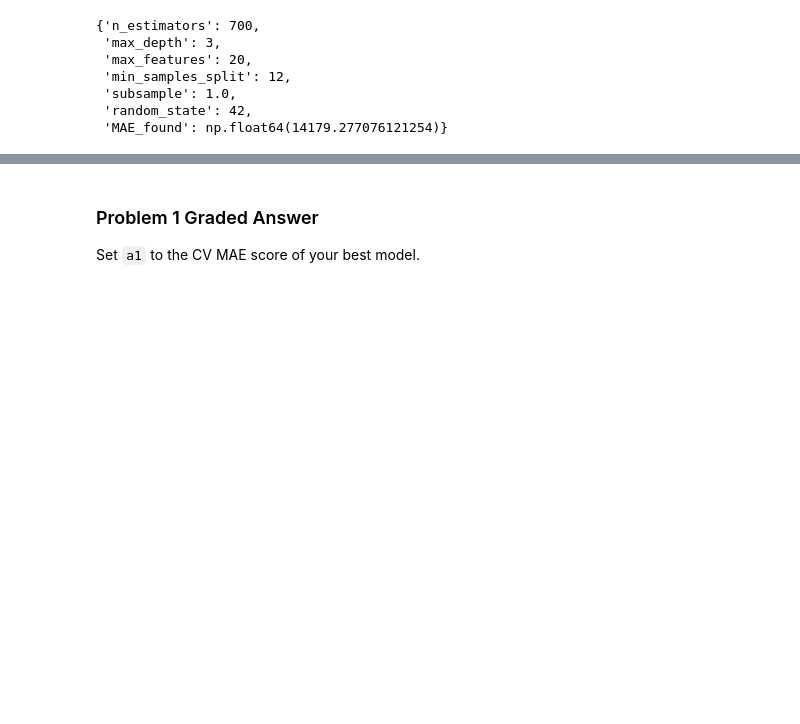
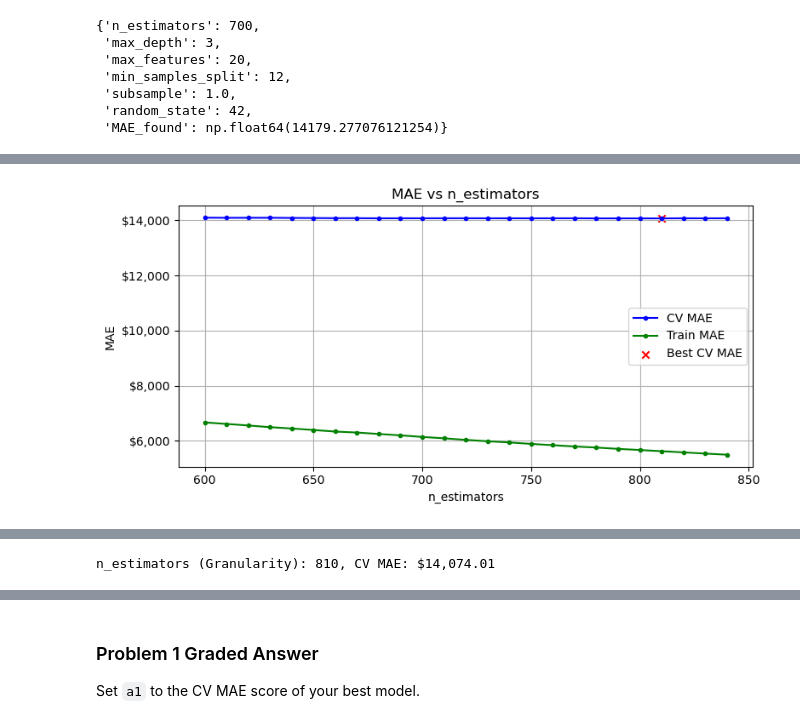
Before and after one commit to keshleem/dx603-homework7, a Jupyter notebook: Homework_07.ipynb, the cells around one changed output, grey strips where cells are left out. Saved outputs shown, nothing was run; the diff lists cells and outputs as text; code cells hidden in the pictures; blank space fills up the shorter version.

Commit message:
completed Problem 1

```diff
--- a/Homework_07.ipynb
+++ b/Homework_07.ipynb
@@ -655,40 +648,34 @@ Execution Time: 00:01:01
 # %%
 # ### Repeat with Finer Granularity
 
 # After the first pass:
 
 # * Narrow each parameter range around the best region
 # * Use smaller step sizes
 # * Reduce the number of candidate values
 # * Increase `n_repeats` gradually
 
 # You do **not** need to resweep every parameter each time.
 
 # Eventually aim for:
 
 # * `n_estimators`: step size of 10 (or 5 if runtime allows)
 # * Others: step size of 1 or 2
 
 # But only in narrow ranges.
 
+n_estimators_range = list(range(600, 850, 10))
 
-
-# ### Ensure Robustness
-
-# Your final configuration must:
-
-# * Use **at least 5 repeats**
-# * Be based on narrow, well-justified ranges
-# * Reflect clear CV MAE improvement
-
-# This final configuration will form the foundation for Problem 2.
-
-
-
-# ### Final Reporting
-
-# After completing 2–3 rounds of parameter sweeping:
-
-# * Report final tuned values stored in `Parameters_GB`
-# * Display final **CV MAE** clearly (in dollars)
-# * Respond to the graded question
+Params_GB = sweep_parameter(
+  model=GradientBoostingRegressor,
+  Parameters=Params_GB,
+  param='n_estimators',
+  parameter_list=n_estimators_range,
+  X_train=X_train,
+  y_train=y_train,
+  verbose=True,
+  n_repeats=3,
+  n_jobs=1
+)
+# %% [output]
+[figure, added]
@@ -694,0 +683,4 @@ Execution Time: 00:01:01
+# %%
+print(f'n_estimators (Granularity): {Params_GB['n_estimators']}, CV MAE: ${Params_GB['MAE_found']:,.2f}')
+# %% [output]
+n_estimators (Granularity): 810, CV MAE: $14,074.01
```
Also changed, not shown: parts of 21 cells of this notebook.
